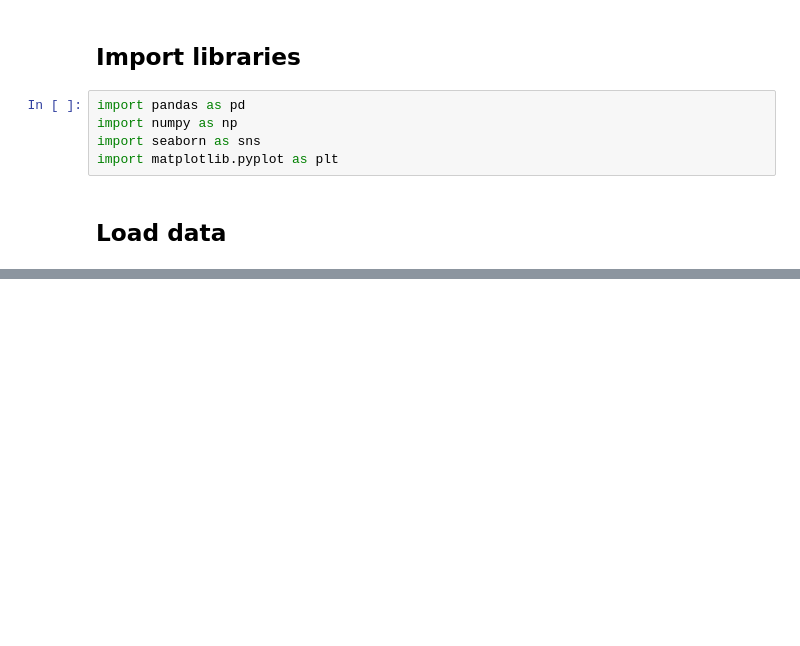
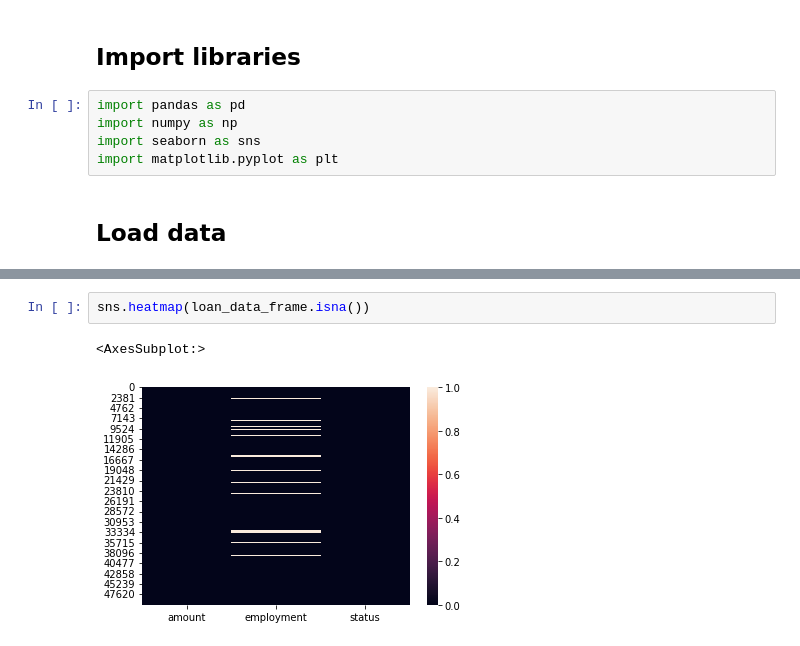
Before and after one commit to akhuntsaria/loan-default-prediction, a Jupyter notebook: main.ipynb, the cells around one changed output, grey strips where cells are left out. Drawn from its saved outputs; the diff is of its cells as text; blank space fills up the shorter version.

```diff
--- a/main.ipynb
+++ b/main.ipynb
@@ -35,0 +58,5 @@ status - loan status
+# %%
+sns.heatmap(loan_data_frame.isna())
+# %% [output]
+<AxesSubplot:>
+[figure, added]
```
Also changed, not shown: parts of 15 cells of this notebook.
